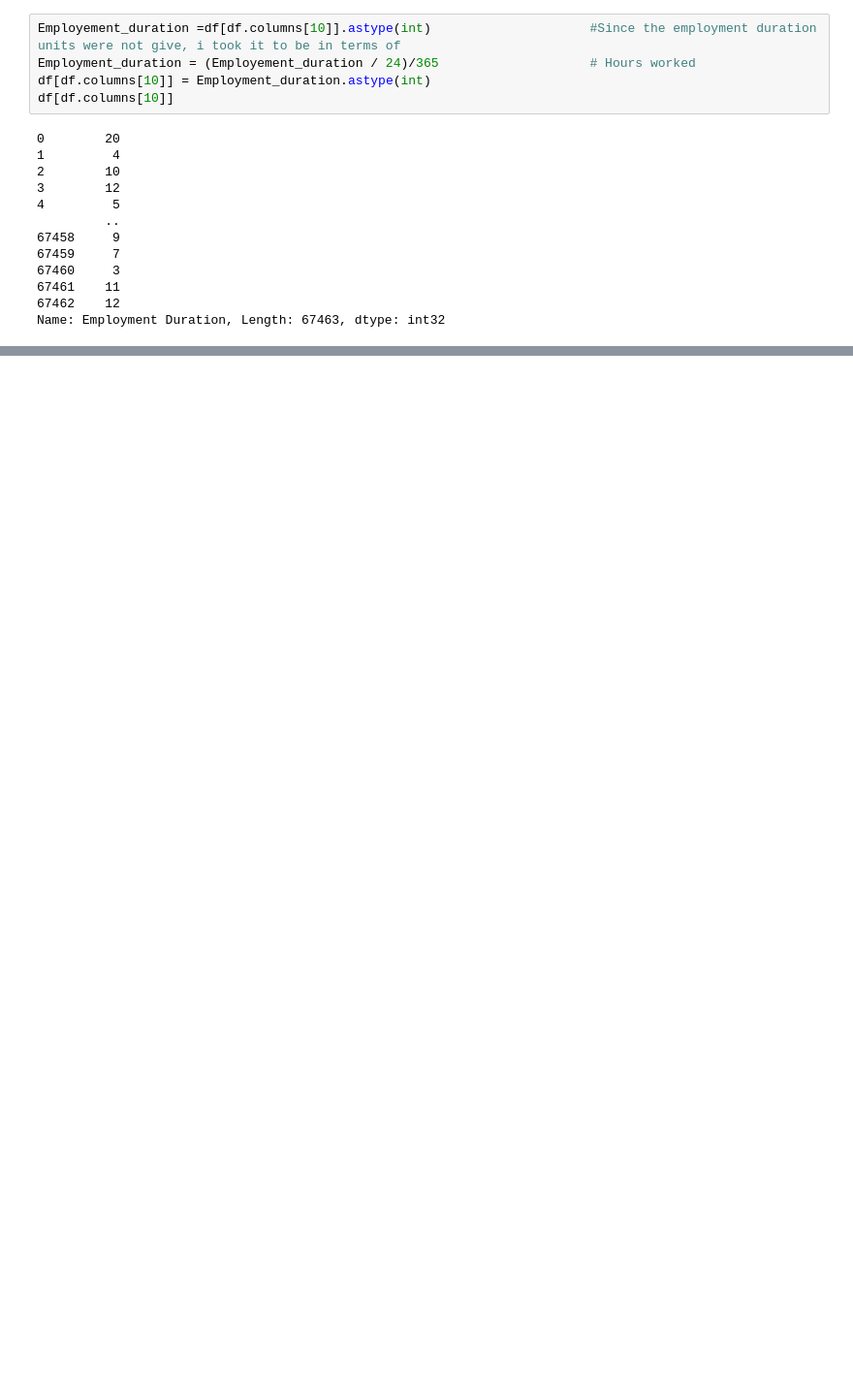
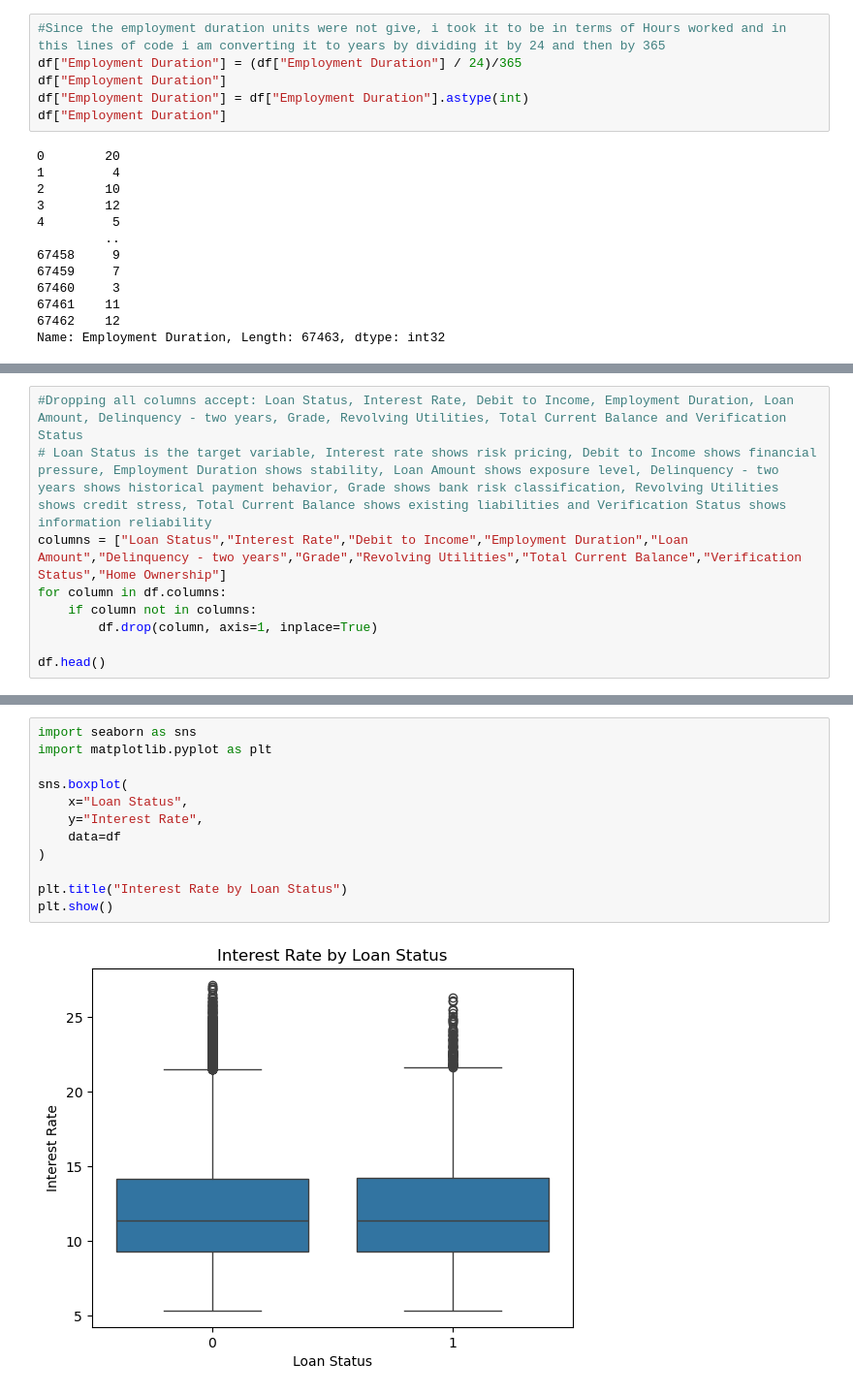
Before and after one commit to Dilen-dev/Loan-default-analysis, a Jupyter notebook: Loan Default.ipynb, the cells around one changed output, grey strips where cells are left out. Shown at 97% size. Cells and saved outputs as stored; diff of their text form; blank space fills up the shorter version.

```diff
--- a/Loan Default.ipynb
+++ b/Loan Default.ipynb
@@ -100,10 +100,11 @@ Length: 67463, dtype: bool
 # %% [markdown]
 # 2.Data Cleaning #
 # %%
-Employement_duration =df[df.columns[10]].astype(int)                     #Since the employment duration units were not give, i took it to be in terms of
-Employment_duration = (Employement_duration / 24)/365                    # Hours worked
-df[df.columns[10]] = Employment_duration.astype(int)
-df[df.columns[10]]
+#Since the employment duration units were not give, i took it to be in terms of Hours worked and in this lines of code i am converting it to years by dividing it by 24 and then by 365
+df["Employment Duration"] = (df["Employment Duration"] / 24)/365
+df["Employment Duration"]
+df["Employment Duration"] = df["Employment Duration"].astype(int)
+df["Employment Duration"]
 # %% [output]
 0        20
 1         4
@@ -138,0 +121,9 @@ memory usage: 17.8+ MB
+# %%
+#Dropping all columns accept: Loan Status, Interest Rate, Debit to Income, Employment Duration, Loan Amount, Delinquency - two years, Grade, Revolving Utilities, Total Current Balance and Verification Status
+# Loan Status is the target variable, Interest rate shows risk pricing, Debit to Income shows financial pressure, Employment Duration shows stability, Loan Amount shows exposure level, Delinquency - two years shows historical payment behavior, Grade shows bank risk classification, Revolving Utilities shows credit stress, Total Current Balance shows existing liabilities and Verification Status shows information reliability
+columns = ["Loan Status","Interest Rate","Debit to Income","Employment Duration","Loan Amount","Delinquency - two years","Grade","Revolving Utilities","Total Current Balance","Verification Status","Home Ownership"]
+for column in df.columns:
+    if column not in columns:
+        df.drop(column, axis=1, inplace=True)
+
+df.head()
@@ -138,0 +233,14 @@ memory usage: 17.8+ MB
+# %%
+import seaborn as sns
+import matplotlib.pyplot as plt
+
+sns.boxplot(
+    x="Loan Status",
+    y="Interest Rate",
+    data=df
+)
+
+plt.title("Interest Rate by Loan Status")
+plt.show()
+# %% [output]
+[figure, added]
```
Also changed, not shown: parts of 48 cells of this notebook.
